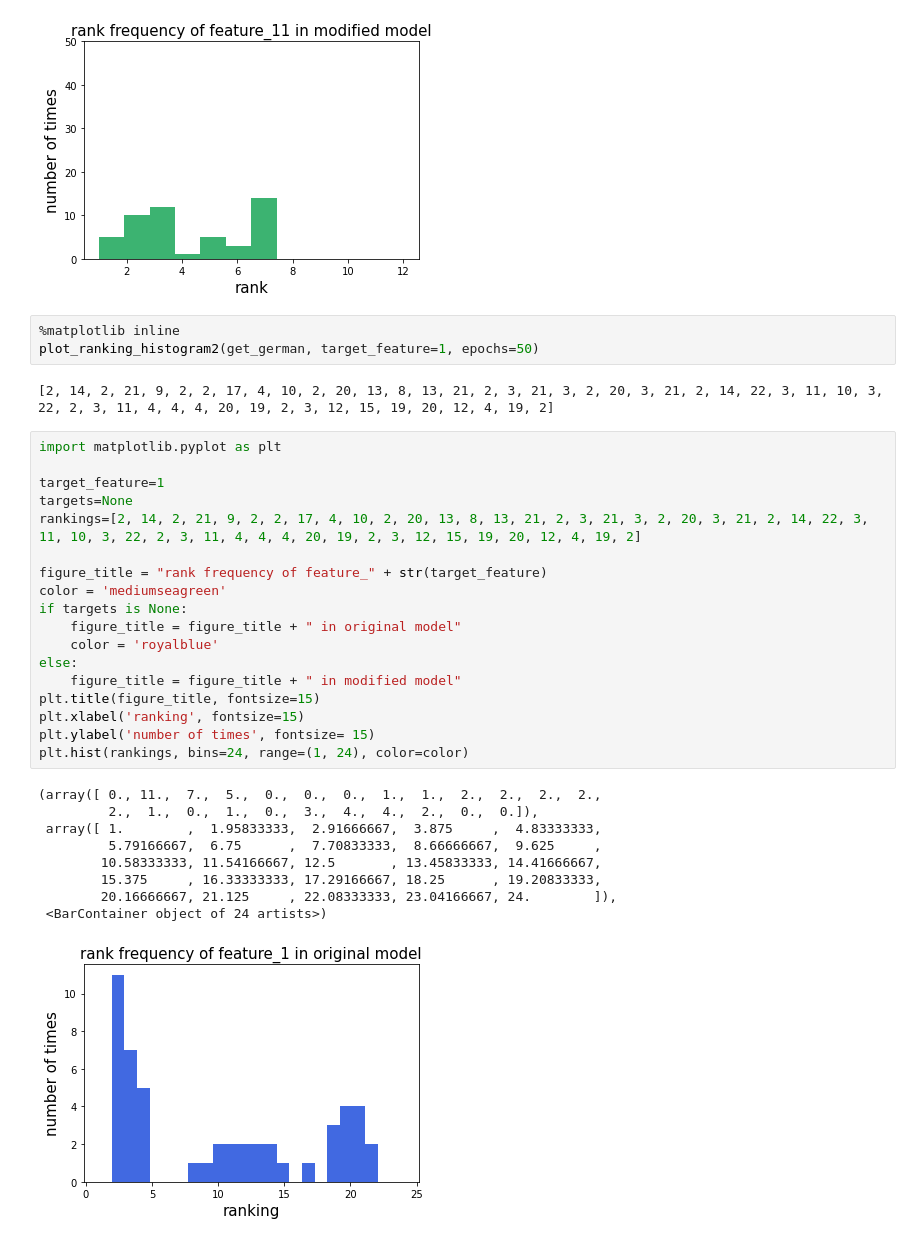
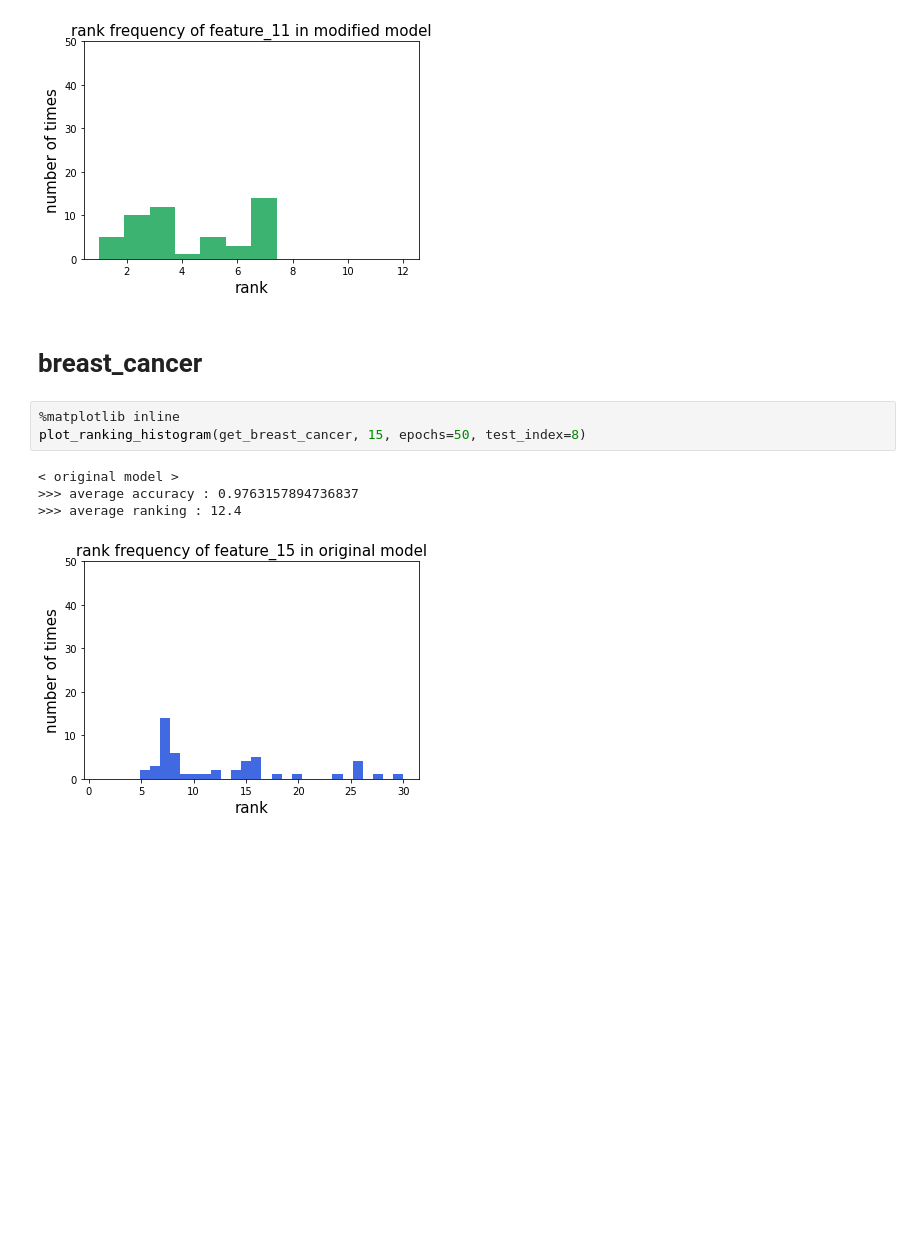
Before and after one commit to takehigu26/adv_exp, a Jupyter notebook: my_adv_exp/experiment_notebook.ipynb, the cells around one changed output. Saved outputs shown, nothing was run; the diff lists cells and outputs as text; blank space fills up the shorter version.

```diff
--- a/my_adv_exp/experiment_notebook.ipynb
+++ b/my_adv_exp/experiment_notebook.ipynb
@@ -71,36 +72,13 @@ plot_ranking_histogram(get_titanic, 11, targets=targets, epochs=50, text_index=3
 < modified model >
 >>> average accuracy : 0.780446927374302
 [figure]
+# %% [markdown]
+# breast_cancer
 # %%
 %matplotlib inline
-plot_ranking_histogram2(get_german, target_feature=1, epochs=50)
+plot_ranking_histogram(get_breast_cancer, 15, epochs=50, test_index=8)
 # %% [output]
-[2, 14, 2, 21, 9, 2, 2, 17, 4, 10, 2, 20, 13, 8, 13, 21, 2, 3, 21, 3, 2, 20, 3, 21, 2, 14, 22, 3, 11, 10, 3, 22, 2, 3, 11, 4, 4, 4, 20, 19, 2, 3, 12, 15, 19, 20, 12, 4, 19, 2]
+< original model >
+>>> average accuracy : 0.9763157894736837
+>>> average ranking : 12.4
+[figure, added]
-# %%
-import matplotlib.pyplot as plt
-
-target_feature=1
-targets=None
-rankings=[2, 14, 2, 21, 9, 2, 2, 17, 4, 10, 2, 20, 13, 8, 13, 21, 2, 3, 21, 3, 2, 20, 3, 21, 2, 14, 22, 3, 11, 10, 3, 22, 2, 3, 11, 4, 4, 4, 20, 19, 2, 3, 12, 15, 19, 20, 12, 4, 19, 2]
-
-figure_title = "rank frequency of feature_" + str(target_feature)
-color = 'mediumseagreen'
-if targets is None:
-    figure_title = figure_title + " in original model"
-    color = 'royalblue'
-else:
-    figure_title = figure_title + " in modified model"
-plt.title(figure_title, fontsize=15)
-plt.xlabel('ranking', fontsize=15)
-plt.ylabel('number of times', fontsize= 15)
-plt.hist(rankings, bins=24, range=(1, 24), color=color)
-# %% [output]
-(array([ 0., 11.,  7.,  5.,  0.,  0.,  0.,  1.,  1.,  2.,  2.,  2.,  2.,
-         2.,  1.,  0.,  1.,  0.,  3.,  4.,  4.,  2.,  0.,  0.]),
- array([ 1.        ,  1.95833333,  2.91666667,  3.875     ,  4.83333333,
-         5.79166667,  6.75      ,  7.70833333,  8.66666667,  9.625     ,
-        10.58333333, 11.54166667, 12.5       , 13.45833333, 14.41666667,
-        15.375     , 16.33333333, 17.29166667, 18.25      , 19.20833333,
-        20.16666667, 21.125     , 22.08333333, 23.04166667, 24.        ]),
- <BarContainer object of 24 artists>)
-[figure, removed]
```
Also changed, not shown: parts of 32 cells of this notebook, 11 other files.
